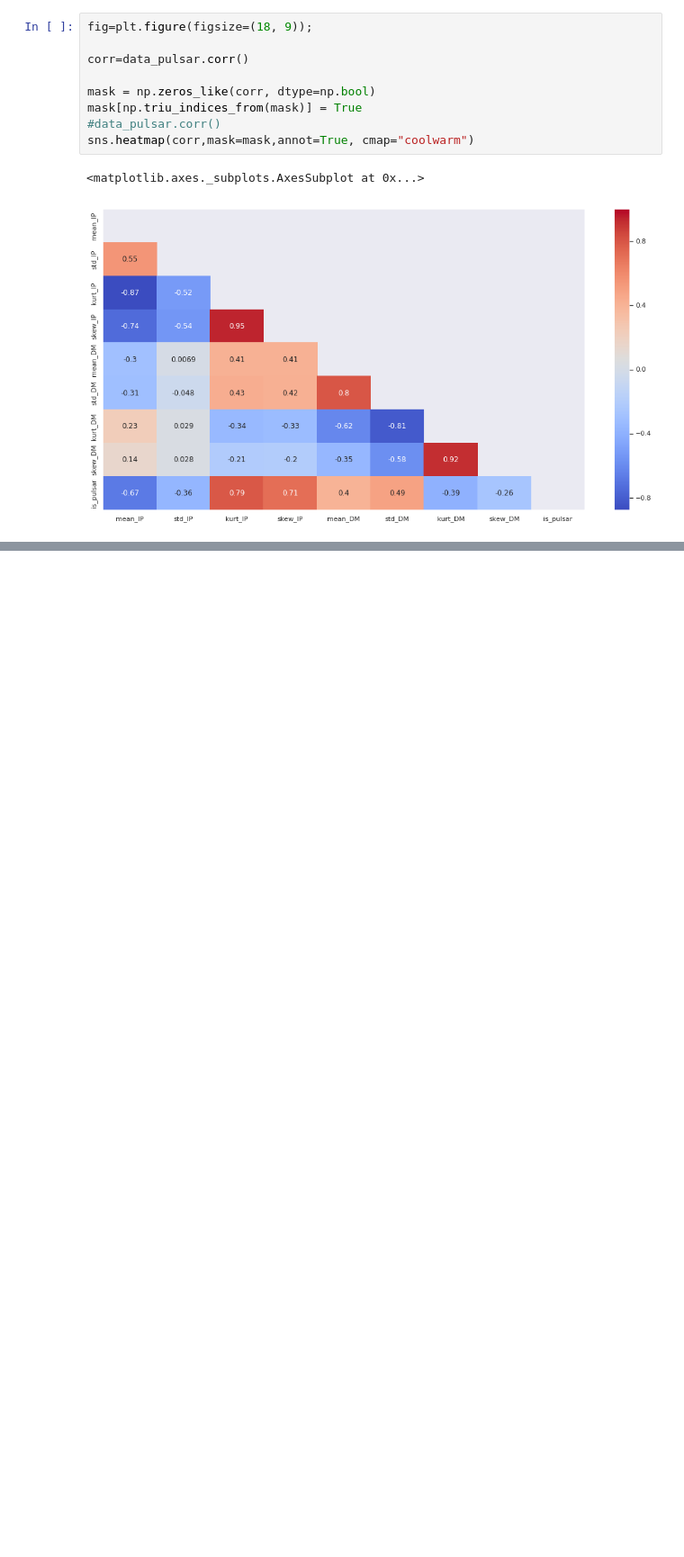
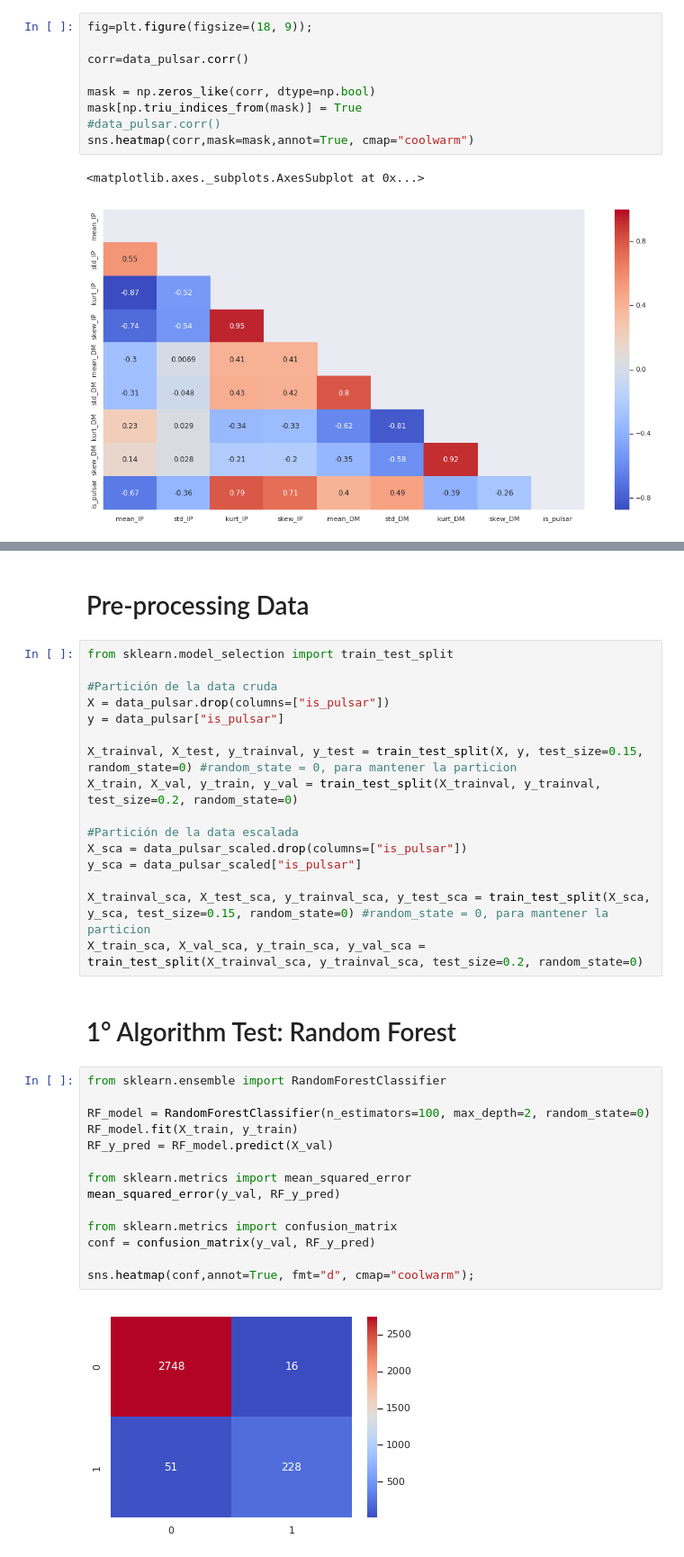
Before and after one commit to MrCycler/ML_PULSAR_CLASSIFICATION_PROJECT, a Jupyter notebook: PREPROCESAMIENTO DE DATA/Pre-visualización de datos.ipynb, the cells around one changed output, grey strips where cells are left out. Shown at 90% size. Saved outputs shown, nothing was run; the diff lists cells and outputs as text; blank space fills up the shorter version.

Commit message:
Data Split (revisar) y RF algorithm

```diff
--- a/PREPROCESAMIENTO DE DATA/Pre-visualización de datos.ipynb
+++ b/PREPROCESAMIENTO DE DATA/Pre-visualización de datos.ipynb
@@ -279,3 +277,39 @@ data_scatter.describe()
 | 50% | 115.078125 | 46.947479 | 0.223240 | 0.198710 | 2.801839 | 18.461316 | 8.433515 | 83.064556 |
 | 75% | 127.085938 | 51.023202 | 0.473325 | 0.927783 | 5.464256 | 28.428104 | 10.702959 | 139.309331 |
 | max | 192.617188 | 98.778911 | 8.069522 | 68.101622 | 223.392140 | 110.642211 | 34.539844 | 1191.000837 |
+# %% [markdown]
+# Pre-processing Data
+# %%
+from sklearn.model_selection import train_test_split
+
+#Partición de la data cruda
+X = data_pulsar.drop(columns=["is_pulsar"])
+y = data_pulsar["is_pulsar"]
+
+X_trainval, X_test, y_trainval, y_test = train_test_split(X, y, test_size=0.15, random_state=0) #random_state = 0, para mantener la particion
+X_train, X_val, y_train, y_val = train_test_split(X_trainval, y_trainval, test_size=0.2, random_state=0)
+
+#Partición de la data escalada
+X_sca = data_pulsar_scaled.drop(columns=["is_pulsar"])
+y_sca = data_pulsar_scaled["is_pulsar"]
+
+X_trainval_sca, X_test_sca, y_trainval_sca, y_test_sca = train_test_split(X_sca, y_sca, test_size=0.15, random_state=0) #random_state = 0, para mantener la particion
+X_train_sca, X_val_sca, y_train_sca, y_val_sca = train_test_split(X_trainval_sca, y_trainval_sca, test_size=0.2, random_state=0)
+# %% [markdown]
+# 1° Algorithm Test: Random Forest
+# %%
+from sklearn.ensemble import RandomForestClassifier
+
+RF_model = RandomForestClassifier(n_estimators=100, max_depth=2, random_state=0)
+RF_model.fit(X_train, y_train)
+RF_y_pred = RF_model.predict(X_val)
+
+from sklearn.metrics import mean_squared_error
+mean_squared_error(y_val, RF_y_pred)
+
+from sklearn.metrics import confusion_matrix
+conf = confusion_matrix(y_val, RF_y_pred)
+
+sns.heatmap(conf,annot=True, fmt="d", cmap="coolwarm");
+# %% [output]
+[figure, added]
```
Also changed, not shown: parts of 1 cell of this notebook.
